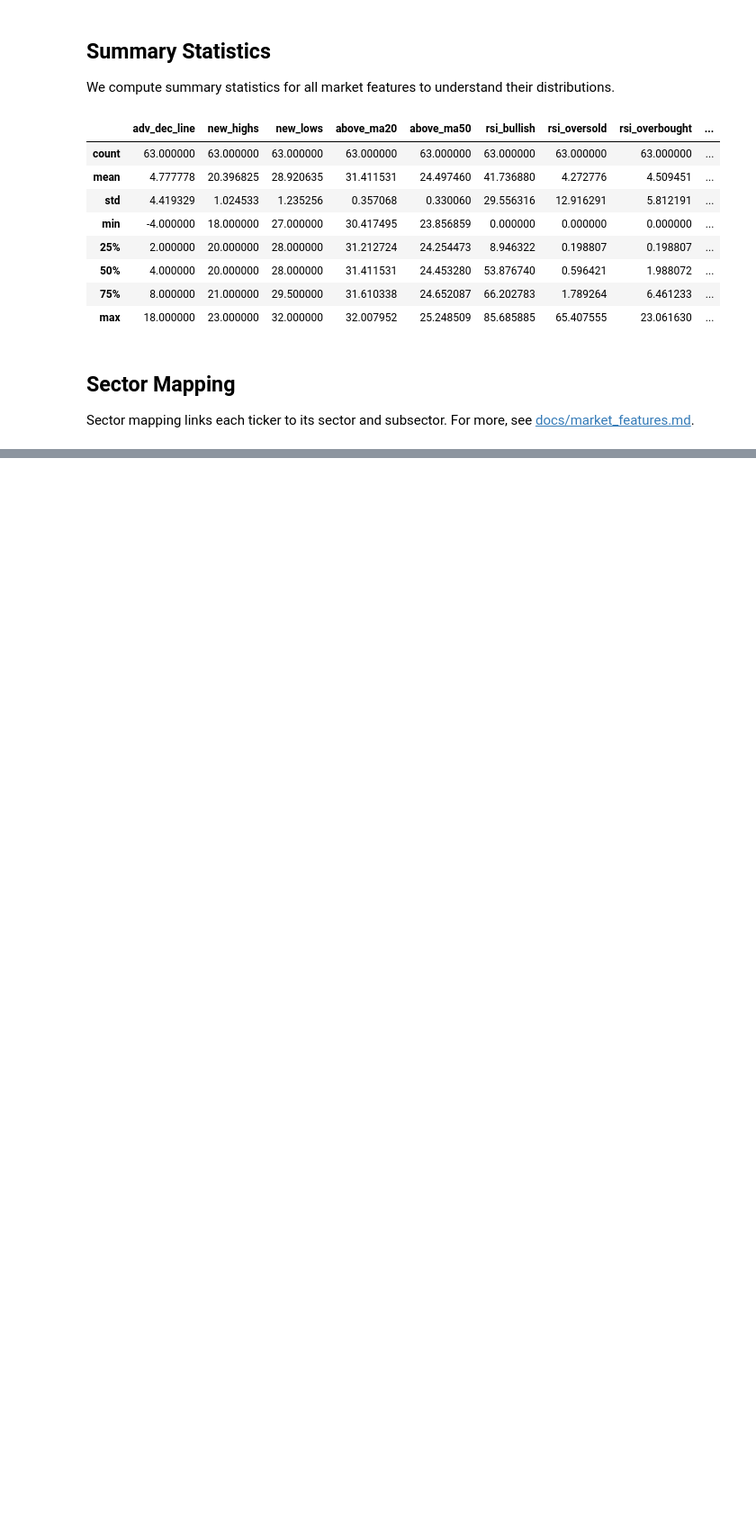
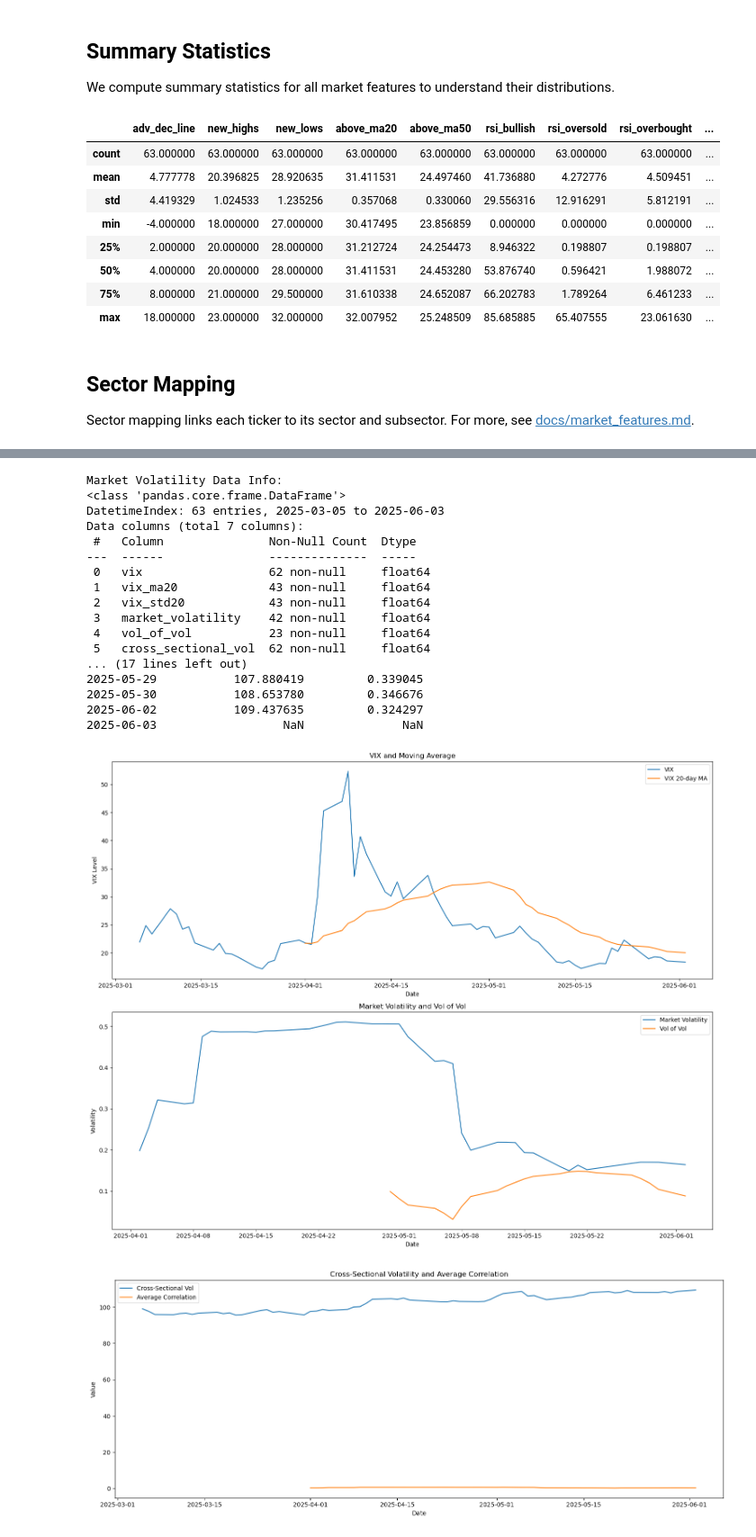
Before and after one commit to solvmanifold/LatentTrader, a Jupyter notebook: notebooks/market_features.ipynb, the cells around one changed output, grey strips where cells are left out. Shown at 90% size. Saved outputs shown, nothing was run; the diff lists cells and outputs as text; code cells hidden in the pictures; blank space fills up the shorter version.

```diff
--- a/notebooks/market_features.ipynb
+++ b/notebooks/market_features.ipynb
@@ -165,0 +380,62 @@ print(f"\n{sector_mapping['sector'].nunique()} distinct sectors:\n{sector_mappin
+# %%
+# Load market volatility data
+volatility_data = pd.read_parquet('../data/market_features/market_volatility.parquet')
+
+# Display basic information
+print("Market Volatility Data Info:")
+print(volatility_data.info())
+print("\nSample of volatility data:")
+print(volatility_data.tail())
+
+# Create volatility visualization
+fig, (ax1, ax2) = plt.subplots(2, 1, figsize=(15, 12))
+
+# Plot VIX and its moving average
+ax1.plot(volatility_data.index, volatility_data['vix'], label='VIX')
+ax1.plot(volatility_data.index, volatility_data['vix_ma20'], label='VIX 20-day MA')
+ax1.set_title('VIX and Moving Average')
+ax1.set_xlabel('Date')
+ax1.set_ylabel('VIX Level')
+ax1.legend()
+
+# Plot market volatility and vol of vol
+ax2.plot(volatility_data.index, volatility_data['market_volatility'], label='Market Volatility')
+ax2.plot(volatility_data.index, volatility_data['vol_of_vol'], label='Vol of Vol')
+ax2.set_title('Market Volatility and Vol of Vol')
+ax2.set_xlabel('Date')
+ax2.set_ylabel('Volatility')
+ax2.legend()
+
+plt.tight_layout()
+plt.show()
+
+# Plot cross-sectional measures
+plt.figure(figsize=(15, 6))
+plt.plot(volatility_data.index, volatility_data['cross_sectional_vol'], label='Cross-Sectional Vol')
+plt.plot(volatility_data.index, volatility_data['avg_correlation'], label='Average Correlation')
+plt.title('Cross-Sectional Volatility and Average Correlation')
+plt.xlabel('Date')
+plt.ylabel('Value')
+plt.legend()
+plt.tight_layout()
+plt.show()
+# %% [output]
+Market Volatility Data Info:
+<class 'pandas.core.frame.DataFrame'>
+DatetimeIndex: 63 entries, 2025-03-05 to 2025-06-03
+Data columns (total 7 columns):
+ #   Column               Non-Null Count  Dtype
+---  ------               --------------  -----
+ 0   vix                  62 non-null     float64
+ 1   vix_ma20             43 non-null     float64
+ 2   vix_std20            43 non-null     float64
+ 3   market_volatility    42 non-null     float64
+ 4   vol_of_vol           23 non-null     float64
+ 5   cross_sectional_vol  62 non-null     float64
+... (17 lines left out)
+2025-05-29           107.880419         0.339045
+2025-05-30           108.653780         0.346676
+2025-06-02           109.437635         0.324297
+2025-06-03                  NaN              NaN
+[figure, added]
+[figure, added]
```
Also changed, not shown: parts of 7 cells of this notebook, 5 other files.
